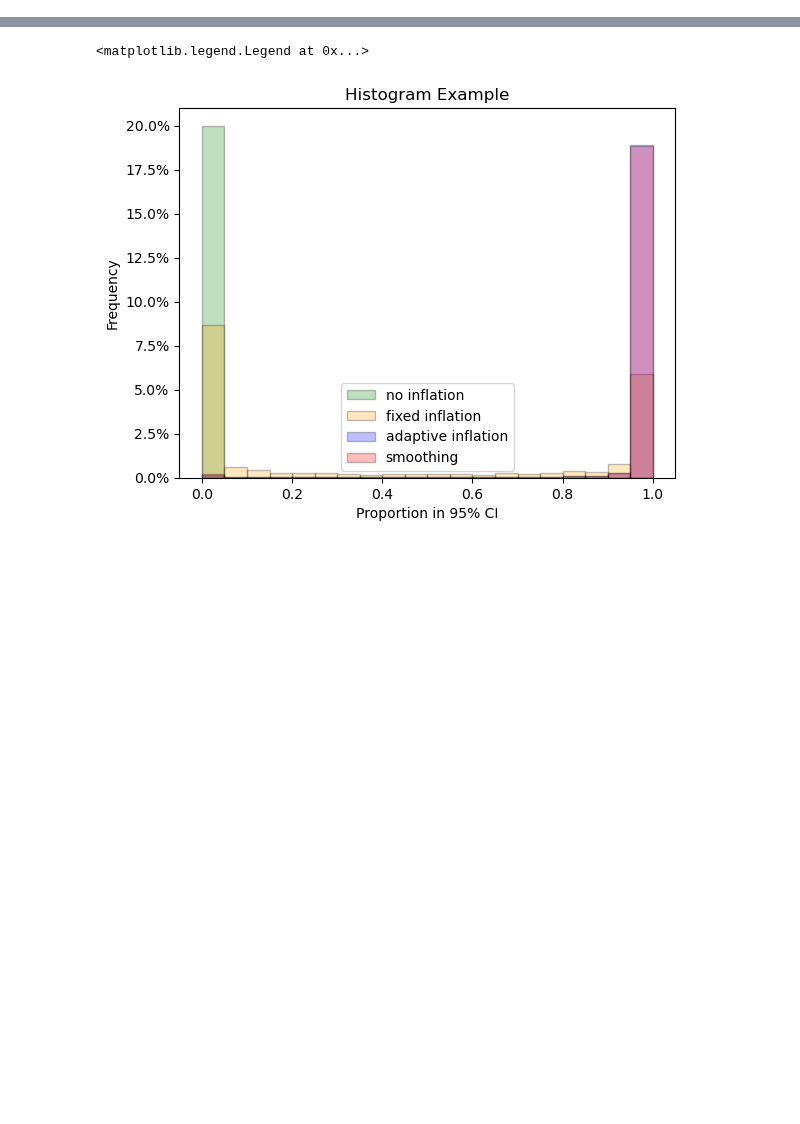
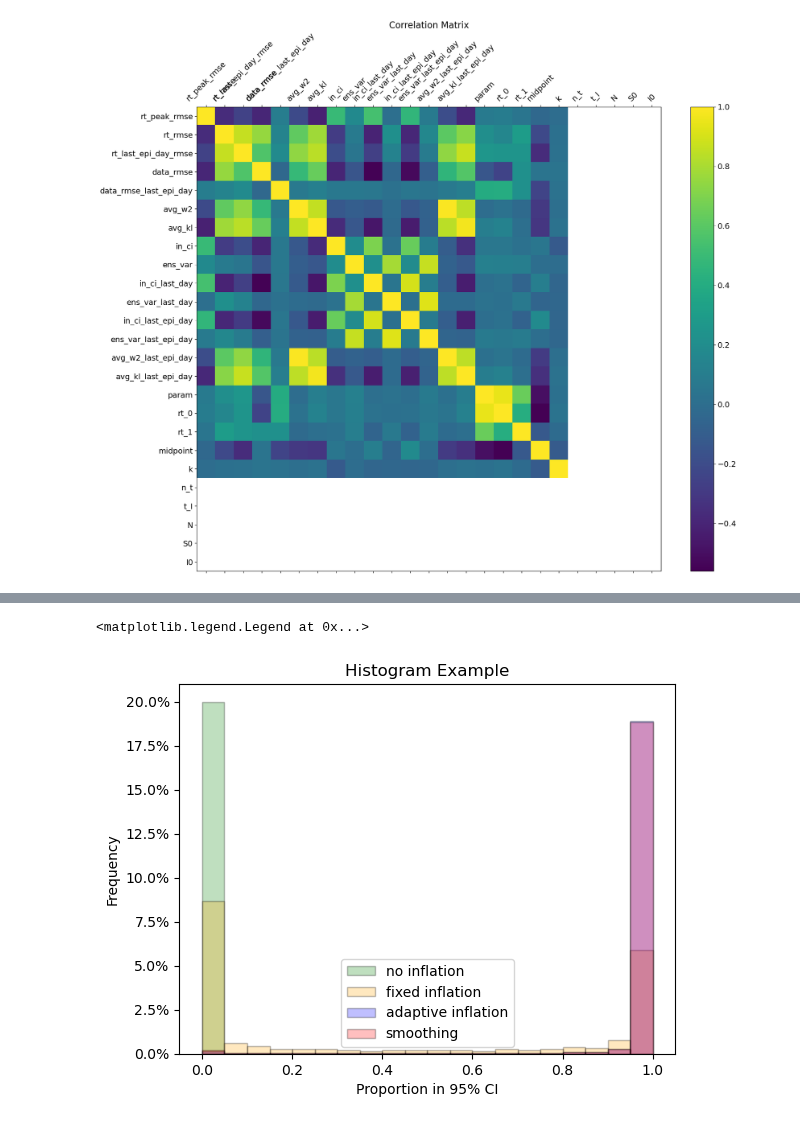
Before and after one commit to hwunrow/epykalman, a Jupyter notebook: src/epyfilter/c2b2/Untitled.ipynb, the cells around one changed output, grey strips where cells are left out. Cells and saved outputs as stored; diff of their text form; code cells hidden in the pictures; blank space fills up the shorter version.

```diff
--- a/src/epyfilter/c2b2/Untitled.ipynb
+++ b/src/epyfilter/c2b2/Untitled.ipynb
@@ -11,16 +11,6 @@ from matplotlib.ticker import PercentFormatter
 dir = "/ifs/scratch/jls106_gp/nhw2114/data/20231106_synthetic_data"
 
 eakf_metrics_df = pd.read_csv(dir + '/eakf_metrics_all.csv')
-
-# Epiestim metrics
-files = glob.glob(dir + '/*_epiEstim_metrics.csv')
-print(len(files))
-
-dfs = []
-for file in tqdm(files):
-    df = pd.read_csv(file)
-    param = os.path.basename(file).split("_")[0]
-    df["param"] = param
-    dfs.append(df)
-
-epiestim_metrics_df = pd.concat(dfs, ignore_index=False)
+epiestim_metrics_df = pd.read_csv(dir + '/epiEstim_metrics_all.csv')
+eakf_metrics_badinciks_df = pd.read_csv("/ifs/scratch/jls106_gp/nhw2114/data/20231106_synthetic_data/eakf_metrics_badinciks_all.csv")
+esrs_metrics_df = pd.read_csv("/ifs/scratch/jls106_gp/nhw2114/data/20231106_synthetic_data/esrs_metrics_all.csv")
@@ -87,0 +84,7 @@ epiestim_metrics_df[['window', 'rt_peak_rmse', 'rt_rmse', 'rt_last_epi_day_rmse'
+# %%
+param_df = pd.read_csv("param_list.csv")
+param_df["param"] = param_df.index
+# %%
+eakf_metrics_badinciks_df = eakf_metrics_badinciks_df.merge(param_df, on="param")
+esrs_metrics_df = esrs_metrics_df.merge(param_df, on="param")
+epiestim_metrics_df = epiestim_metrics_df.merge(param_df, on="param")
@@ -87,0 +106,13 @@ epiestim_metrics_df[['window', 'rt_peak_rmse', 'rt_rmse', 'rt_last_epi_day_rmse'
+# %%
+def plot_corr(df):
+    f = plt.figure(figsize=(19, 15))
+    plt.matshow(df.select_dtypes(['number']).corr(), fignum=f.number)
+    plt.xticks(range(df.select_dtypes(['number']).shape[1]), df.select_dtypes(['number']).columns, fontsize=14, rotation=45)
+    plt.yticks(range(df.select_dtypes(['number']).shape[1]), df.select_dtypes(['number']).columns, fontsize=14)
+    cb = plt.colorbar()
+    cb.ax.tick_params(labelsize=14)
+    plt.title('Correlation Matrix', fontsize=16)
+
+plot_corr(eakf_metrics_badinciks_df)
+# %% [output]
+[figure, added]
```
Also changed, not shown: parts of 14 cells of this notebook.
